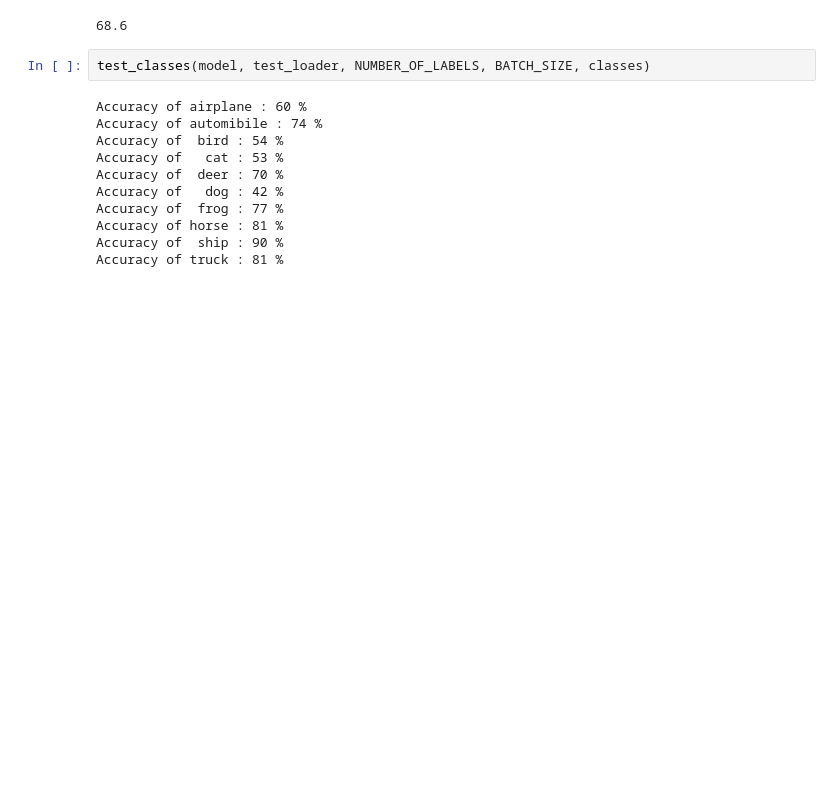
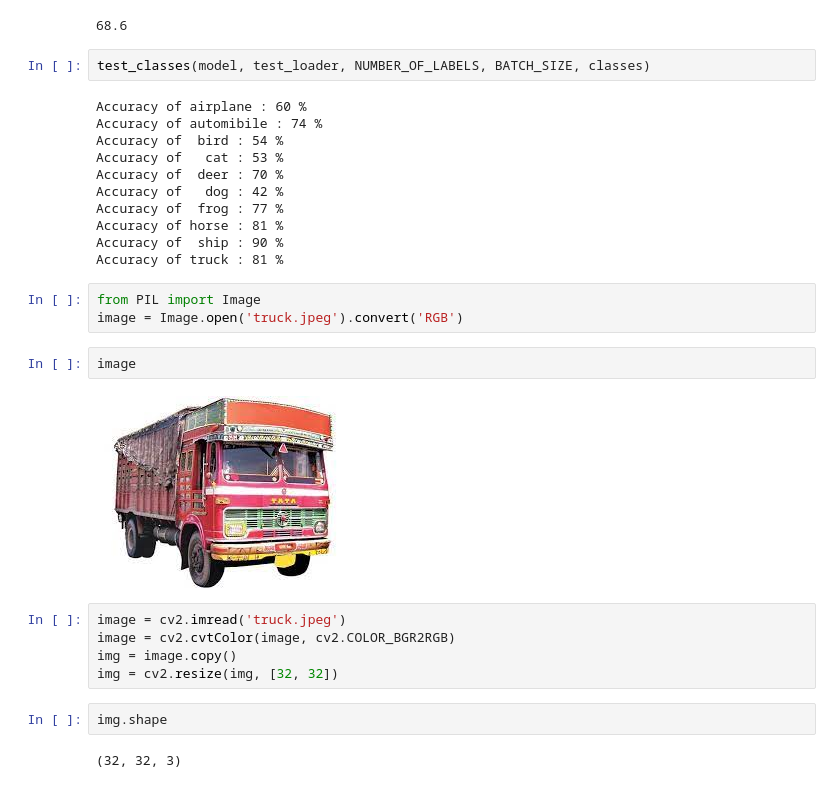
Before and after one commit to mohamedelhacen/cifar10-pytorch, a Jupyter notebook: processing.ipynb, the cells around one changed output. Cells and saved outputs as stored; diff of their text form; blank space fills up the shorter version.

```diff
--- a/processing.ipynb
+++ b/processing.ipynb
@@ -115,3 +119,19 @@ Accuracy of  frog : 77 %
 Accuracy of horse : 81 %
 Accuracy of  ship : 90 %
 Accuracy of truck : 81 %
+# %%
+from PIL import Image
+image = Image.open('truck.jpeg').convert('RGB')
+# %%
+image
+# %% [output]
+[figure, added]
+# %%
+image = cv2.imread('truck.jpeg')
+image = cv2.cvtColor(image, cv2.COLOR_BGR2RGB)
+img = image.copy()
+img = cv2.resize(img, [32, 32])
+# %%
+img.shape
+# %% [output]
+(32, 32, 3)
```
Also changed, not shown: parts of 18 cells of this notebook, 8 other files.
